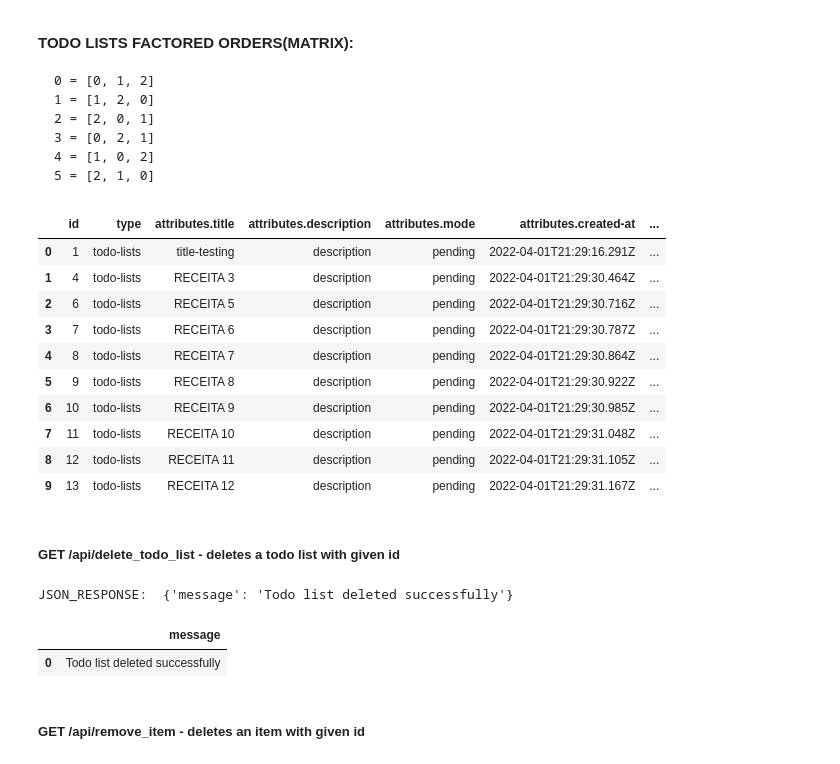
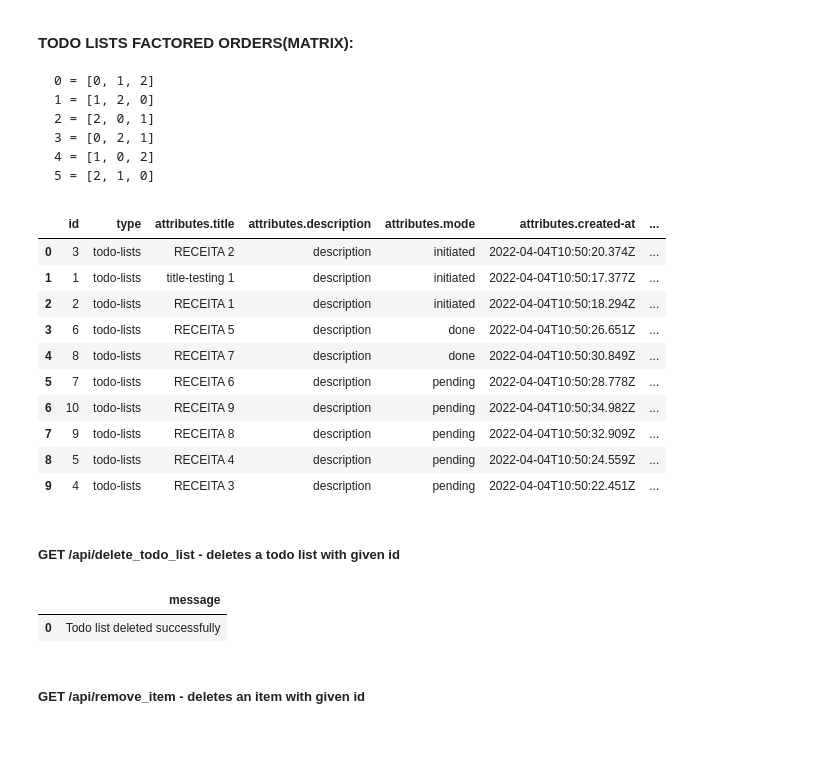
Before and after one commit to JesusGautamah/RUBY-IPYNBS, a Jupyter notebook: TODO_LISTS_PROJECT/api-documentation.ipynb, the cells around one changed output. Drawn from its saved outputs; the diff is of its cells as text; code cells hidden in the pictures.

Commit message:
todo list api documentation update

```diff
--- a/TODO_LISTS_PROJECT/api-documentation.ipynb
+++ b/TODO_LISTS_PROJECT/api-documentation.ipynb
@@ -866,7 +1004,7 @@ mode is defined in todo list and item models, it can be:
 [:pending, :initiated, :done] for todo lists
 # %%
 ## HOLD PAGE NUMBER, TODO LIST ID AND FILTER PARAMETERS IN VARIABLE
-page_with_todo_list_params = {'page': '1', 'todo_list_id': '4', 'filter': 'mode_read_only'}
+page_with_todo_list_params = {'page': '1', 'todo_list_id': '2', 'filter': 'mode_read_only'}
 
 
 ## SEND GET REQUEST WITH PAGE NUMBER, TODO LIST ID AND FILTER PARAMETERS
@@ -924,7 +1062,7 @@ mode is defined in todo list and item models, it can be:
 [:pending, :initiated, :done] for todo lists
 # %%
 ## HOLD PAGE NUMBER, TODO LIST ID AND FILTER PARAMETERS IN VARIABLE
-page_with_todo_list_params = {'page': '1', 'todo_list_id': '4', 'filter': 'mode_executed_only'}
+page_with_todo_list_params = {'page': '1', 'todo_list_id': '2', 'filter': 'mode_executed_only'}
 
 
 ## SEND GET REQUEST WITH PAGE NUMBER, TODO LIST ID AND FILTER PARAMETERS
@@ -972,0 +1142,22 @@ pd.json_normalize(json_items_objects)
+# %%
+## HOLD AUTHORIZATION TOKEN HEADER
+auth_head_tag = {'Authorization':token}
+params = {'id': '6', 'done': 'true'}
+## SEND GET REQUEST WITH AUTHORIZATION TOKEN
+r = requests.get((url + '/api/view_todo_list'), headers=auth_head_tag, params=params)
+
+## HOLD JSON RESPONSE IN VARIABLE
+json_response = json.loads(r.text)
+
+## PRINT JSON RESPONSE
+# print('JSON: ', json_response)
+
+## HOLD STATUS CODE IN VARIABLE
+status = r.status_code
+## WHEN THE REQUEST IS SUCCESSFUL, THE STATUS CODE IS 200
+
+## PRINT STATUS CODE
+print('STATUS_CODE: ', status)
+
+## PRITN JSON RESPONSE AS DATA FRAME
+pd.json_normalize(json_response)
@@ -1165,7 +1364,7 @@ But it can be filtered in different orders by factor
     }
 # %%
 ## HOLD PAGE NUMBER, TODO LIST ID AND FILTER FACTOR ORDER NUMBER PARAMETERS IN VARIABLE
-page_with_todo_list_params = {'page': '1', 'todo_list_id': '4', 'filter_factor': '8'}
+page_with_todo_list_params = {'page': '1', 'todo_list_id': '1', 'filter_factor': '2'}
 
 ## SEND GET REQUEST WITH PAGE NUMBER, TODO LIST ID AND FILTER FACTOR ORDER NUMBER PARAMETERS
 r = requests.get((url + '/api/items'), headers=auth_head_tag, params=page_with_todo_list_params)
@@ -1228,39 +1429,46 @@ pd.json_normalize(json_items_objects)
     5 = [2, 1, 0]
 # %%
 ## HOLD PAGE NUMBER AND FILTER FACTOR ORDER NUMBER PARAMETERS IN VARIABLE
-params = { 'page': 1, 'filter_factor': 8 }
+params = { 'page': 1, 'filter_factor': 1 }
 
 ## SEND GET REQUEST WITH PAGE NUMBER AND FILTER FACTOR ORDER NUMBER PARAMETERS
 r = requests.get((url + '/api/todo_lists'), headers=auth_head_tag, params=params)
 
 ## HOLD JSON RESPONSE DATA IN VARIABLE
 json_response = json.loads(r.text)
 
 ## PRINT JSON RESPONSE DATA AS DATA FRAME
 pd.json_normalize(json_response['data'])
 # %% [output]
 |  | id | type | attributes.title | attributes.description | attributes.mode | attributes.created-at | ... |
-| 0 | 1 | todo-lists | title-testing | description | pending | 2022-04-01T21:29:16.291Z | ... |
-| 1 | 4 | todo-lists | RECEITA 3 | description | pending | 2022-04-01T21:29:30.464Z | ... |
-| 2 | 6 | todo-lists | RECEITA 5 | description | pending | 2022-04-01T21:29:30.716Z | ... |
-| 3 | 7 | todo-lists | RECEITA 6 | description | pending | 2022-04-01T21:29:30.787Z | ... |
-| 4 | 8 | todo-lists | RECEITA 7 | description | pending | 2022-04-01T21:29:30.864Z | ... |
-| 5 | 9 | todo-lists | RECEITA 8 | description | pending | 2022-04-01T21:29:30.922Z | ... |
-| 6 | 10 | todo-lists | RECEITA 9 | description | pending | 2022-04-01T21:29:30.985Z | ... |
-| 7 | 11 | todo-lists | RECEITA 10 | description | pending | 2022-04-01T21:29:31.048Z | ... |
-| 8 | 12 | todo-lists | RECEITA 11 | description | pending | 2022-04-01T21:29:31.105Z | ... |
-| 9 | 13 | todo-lists | RECEITA 12 | description | pending | 2022-04-01T21:29:31.167Z | ... |
+| 0 | 3 | todo-lists | RECEITA 2 | description | initiated | 2022-04-04T10:50:20.374Z | ... |
+| 1 | 1 | todo-lists | title-testing 1 | description | initiated | 2022-04-04T10:50:17.377Z | ... |
+| 2 | 2 | todo-lists | RECEITA 1 | description | initiated | 2022-04-04T10:50:18.294Z | ... |
+| 3 | 6 | todo-lists | RECEITA 5 | description | done | 2022-04-04T10:50:26.651Z | ... |
+| 4 | 8 | todo-lists | RECEITA 7 | description | done | 2022-04-04T10:50:30.849Z | ... |
+| 5 | 7 | todo-lists | RECEITA 6 | description | pending | 2022-04-04T10:50:28.778Z | ... |
+| 6 | 10 | todo-lists | RECEITA 9 | description | pending | 2022-04-04T10:50:34.982Z | ... |
+| 7 | 9 | todo-lists | RECEITA 8 | description | pending | 2022-04-04T10:50:32.909Z | ... |
+| 8 | 5 | todo-lists | RECEITA 4 | description | pending | 2022-04-04T10:50:24.559Z | ... |
+| 9 | 4 | todo-lists | RECEITA 3 | description | pending | 2022-04-04T10:50:22.451Z | ... |
 # %% [markdown]
 ##### GET /api/delete_todo_list - deletes a todo list with given id
 # %%
-params = {'id': '6'}
+## HOLD TODO LIST ID PARAMETER IN VARIABLE
+params = {'id': '4'}
+
+## SEND GET REQUEST WITH TODO LIST ID PARAMETER
 r = requests.get((url + '/api/delete_todo_list'), headers=auth_head_tag, params=params)
+
+## HOLD JSON RESPONSE IN VARIABLE
 json_response = json.loads(r.text)
-print('JSON_RESPONSE: ', json_response, '\n')
 
+## PRINT JSON RESPONSE
+# print('JSON_RESPONSE: ', json_response, '\n')
+
+## PRINT JSON RESPONSE AS DATA FRAME
 pd.json_normalize(json_response)
 # %% [output]
-JSON_RESPONSE:  {'message': 'Todo list deleted successfully'}
 |  | message |
 | 0 | Todo list deleted successfully |
 # %% [markdown]
```
Also changed, not shown: parts of 36 cells of this notebook.
